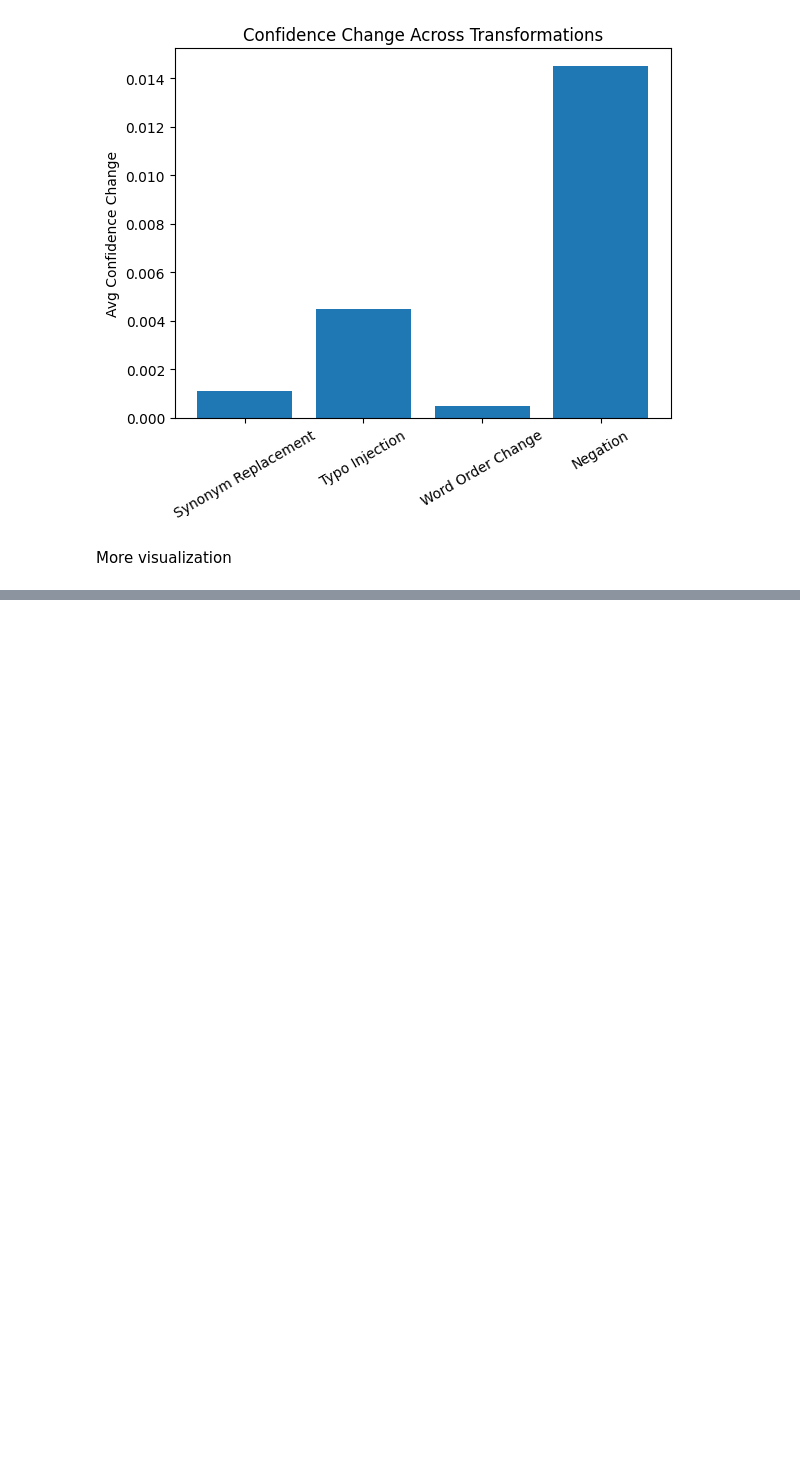
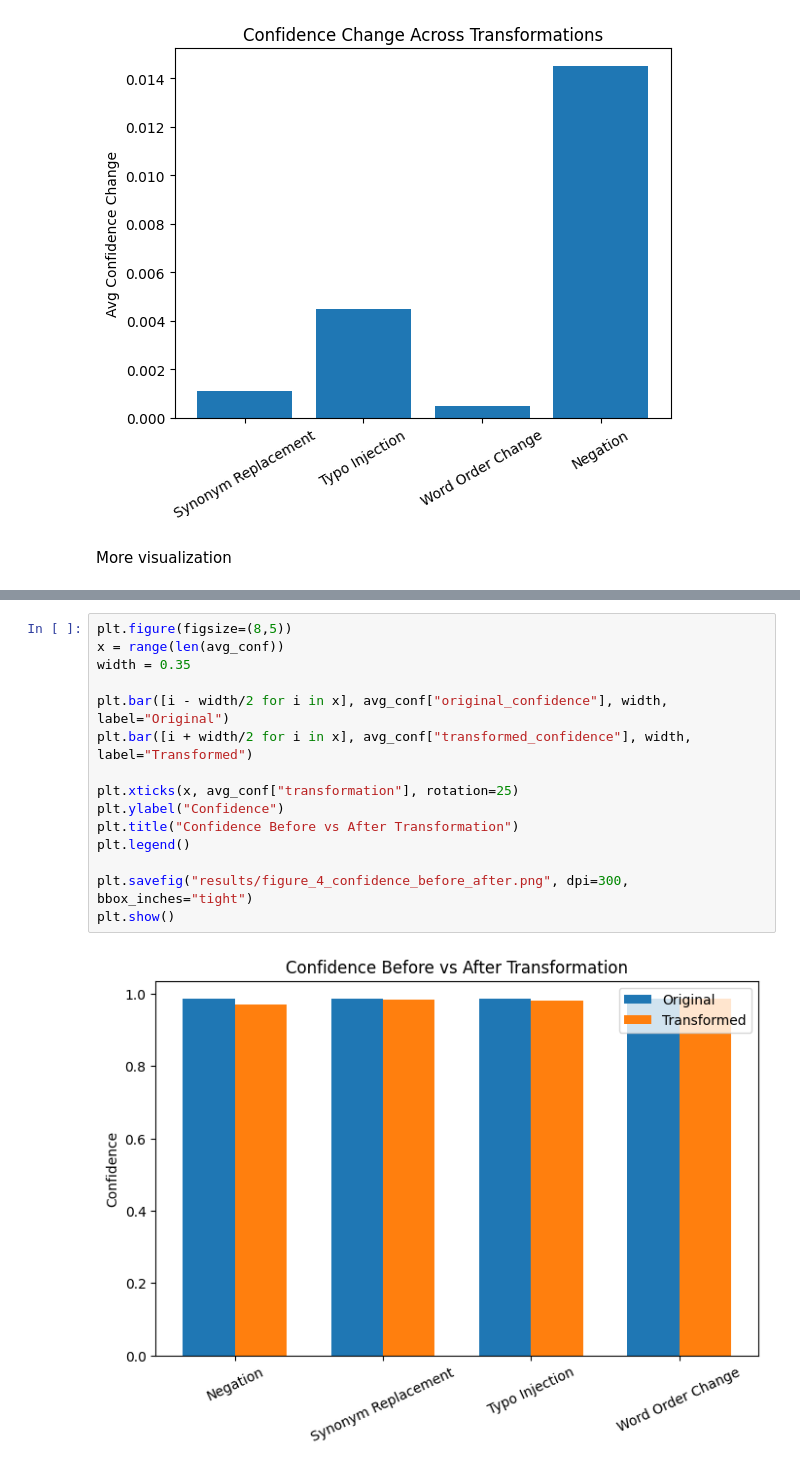
Before and after one commit to sowjanyakaranam/Sentiment_Metamorphic_Testing, a Jupyter notebook: Sentiment_Metamorphic_Testing_Experiment.ipynb, the cells around one changed output, grey strips where cells are left out. Saved outputs shown, nothing was run; the diff lists cells and outputs as text; blank space fills up the shorter version.

```diff
--- a/Sentiment_Metamorphic_Testing_Experiment.ipynb
+++ b/Sentiment_Metamorphic_Testing_Experiment.ipynb
@@ -401,0 +450,17 @@ violation_examples
+# %%
+plt.figure(figsize=(8,5))
+x = range(len(avg_conf))
+width = 0.35
+
+plt.bar([i - width/2 for i in x], avg_conf["original_confidence"], width, label="Original")
+plt.bar([i + width/2 for i in x], avg_conf["transformed_confidence"], width, label="Transformed")
+
+plt.xticks(x, avg_conf["transformation"], rotation=25)
+plt.ylabel("Confidence")
+plt.title("Confidence Before vs After Transformation")
+plt.legend()
+
+plt.savefig("results/figure_4_confidence_before_after.png", dpi=300, bbox_inches="tight")
+plt.show()
+# %% [output]
+[figure, added]
```
Also changed, not shown: parts of 12 cells of this notebook.
